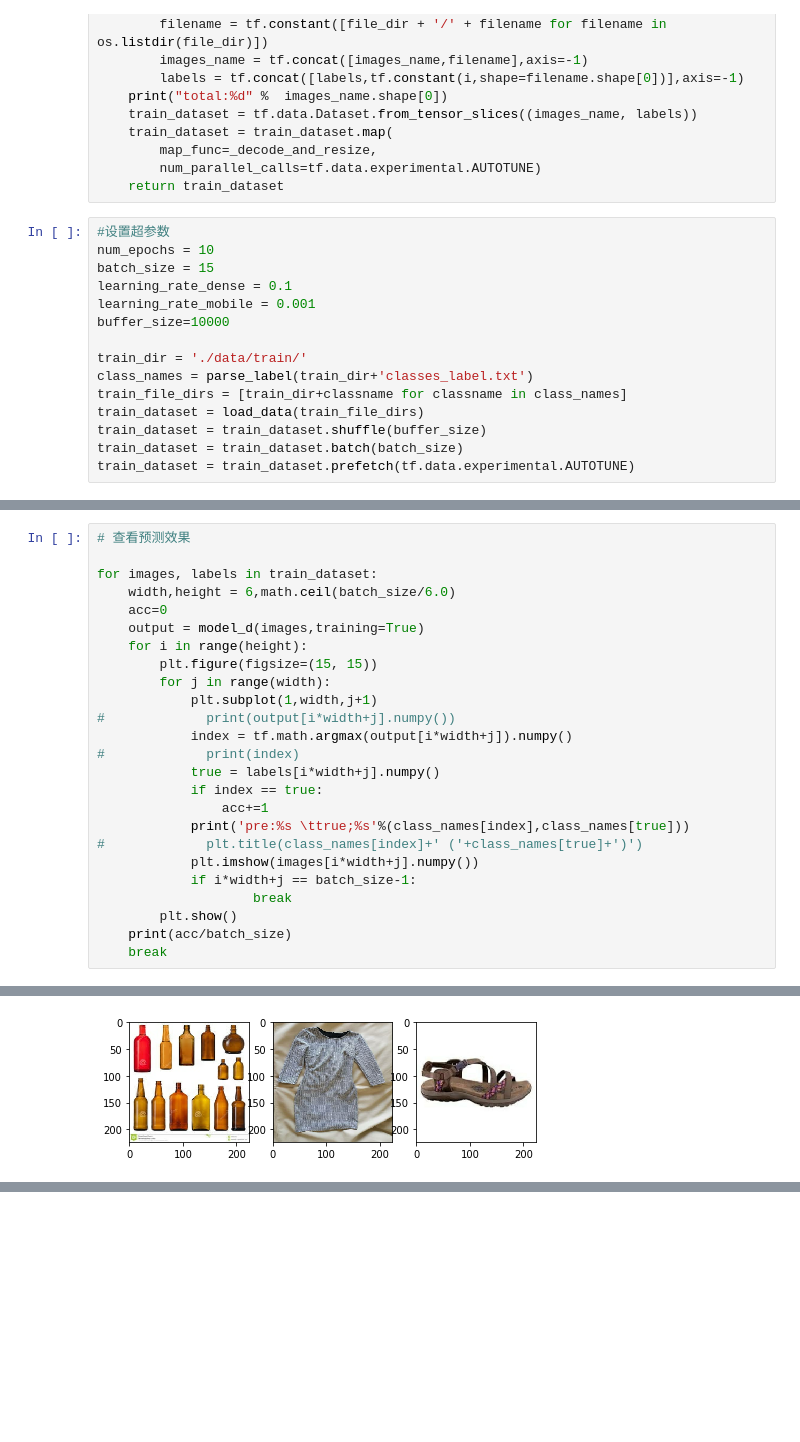
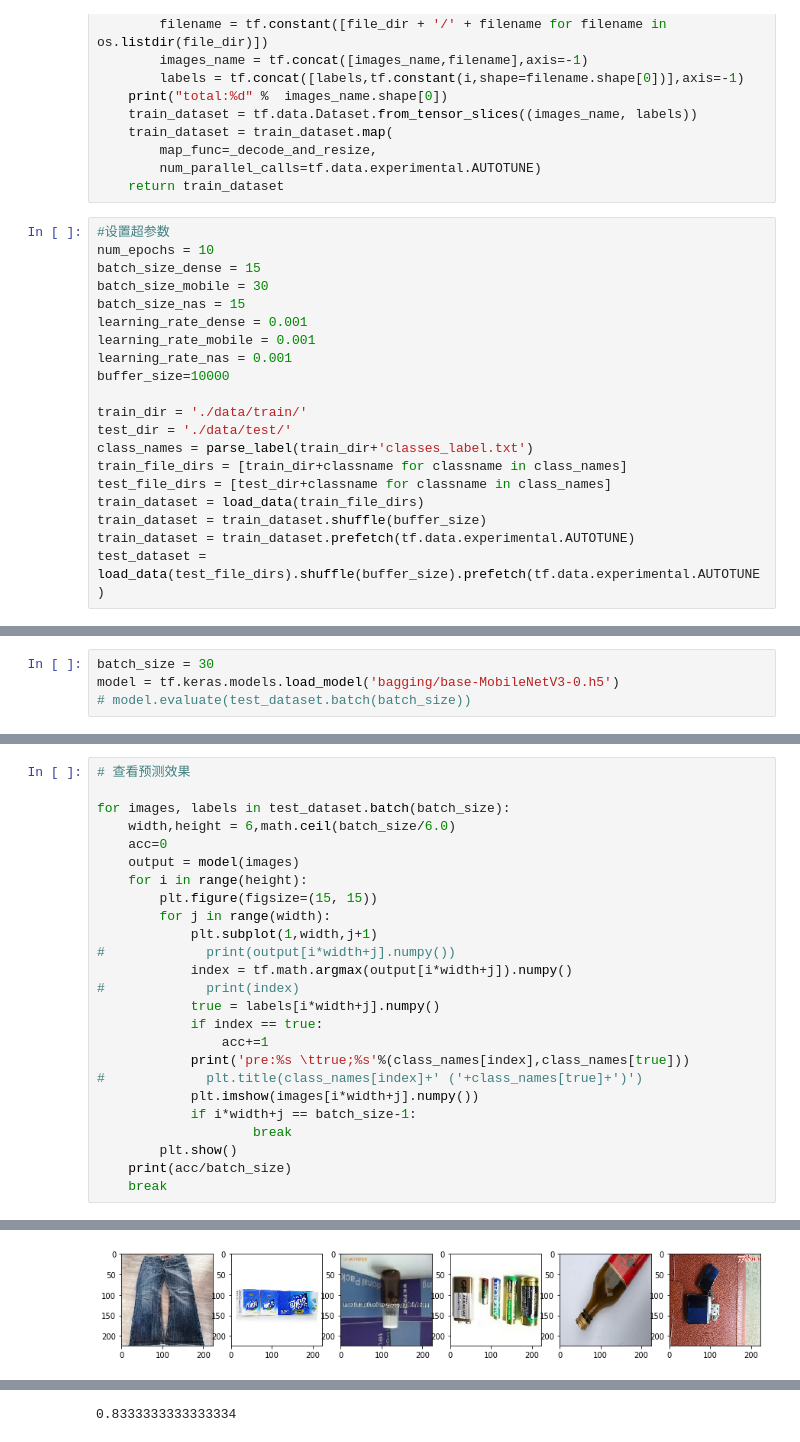
Before and after one commit to iMbaGong/classify_garbage, a Jupyter notebook: classify_garbage.ipynb, the cells around one changed output, grey strips where cells are left out. Saved outputs shown, nothing was run; the diff lists cells and outputs as text; blank space fills up the shorter version.

```diff
--- a/classify_garbage.ipynb
+++ b/classify_garbage.ipynb
@@ -35,16 +34,21 @@ def load_data(dirs):
 # %%
 #设置超参数
 num_epochs = 10
-batch_size = 15
-learning_rate_dense = 0.1
+batch_size_dense = 15
+batch_size_mobile = 30
+batch_size_nas = 15
+learning_rate_dense = 0.001
 learning_rate_mobile = 0.001
+learning_rate_nas = 0.001
 buffer_size=10000
 
 train_dir = './data/train/'
+test_dir = './data/test/'
 class_names = parse_label(train_dir+'classes_label.txt')
 train_file_dirs = [train_dir+classname for classname in class_names]
+test_file_dirs = [test_dir+classname for classname in class_names]
 train_dataset = load_data(train_file_dirs)
 train_dataset = train_dataset.shuffle(buffer_size)
-train_dataset = train_dataset.batch(batch_size)
 train_dataset = train_dataset.prefetch(tf.data.experimental.AUTOTUNE)
+test_dataset = load_data(test_file_dirs).shuffle(buffer_size).prefetch(tf.data.experimental.AUTOTUNE)
 # %% [output]
@@ -99,0 +126,4 @@ WARNING:tensorflow:No training configuration found in the save file, so the mode
+# %%
+batch_size = 30
+model = tf.keras.models.load_model('bagging/base-MobileNetV3-0.h5')
+# model.evaluate(test_dataset.batch(batch_size))
@@ -100,10 +132,10 @@ WARNING:tensorflow:No training configuration found in the save file, so the mode
 # %%
 # 查看预测效果
 
-for images, labels in train_dataset:
+for images, labels in test_dataset.batch(batch_size):
     width,height = 6,math.ceil(batch_size/6.0)
     acc=0
-    output = model_d(images,training=True)
+    output = model(images)
     for i in range(height):
         plt.figure(figsize=(15, 15))
         for j in range(width):
@@ -143 +178 @@ pre:电池  true;鞋
-[figure, old version]
+[figure, new version]
@@ -144,0 +193 @@ pre:电池  true;鞋
+0.8333333333333334
```
Also changed, not shown: parts of 11 cells of this notebook, 33 other files.
